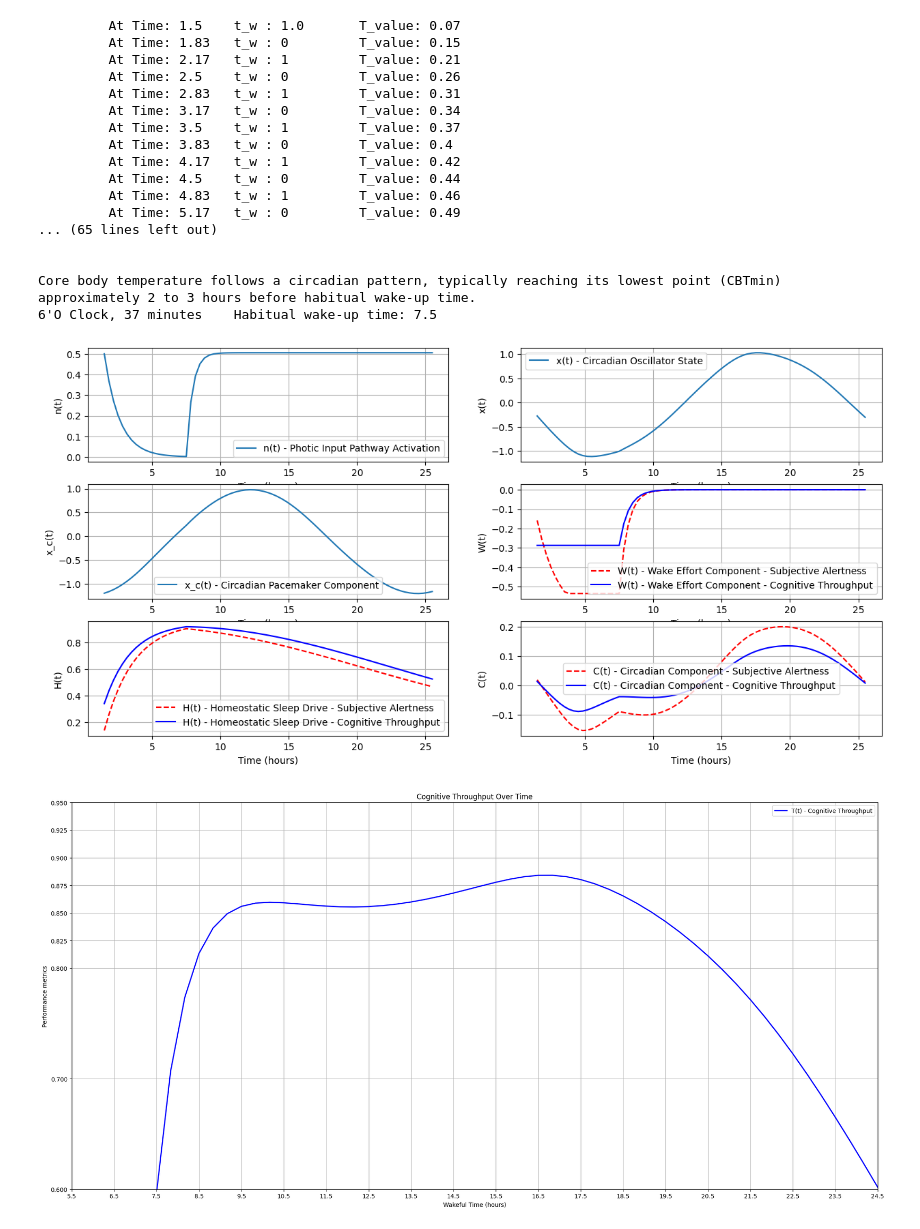
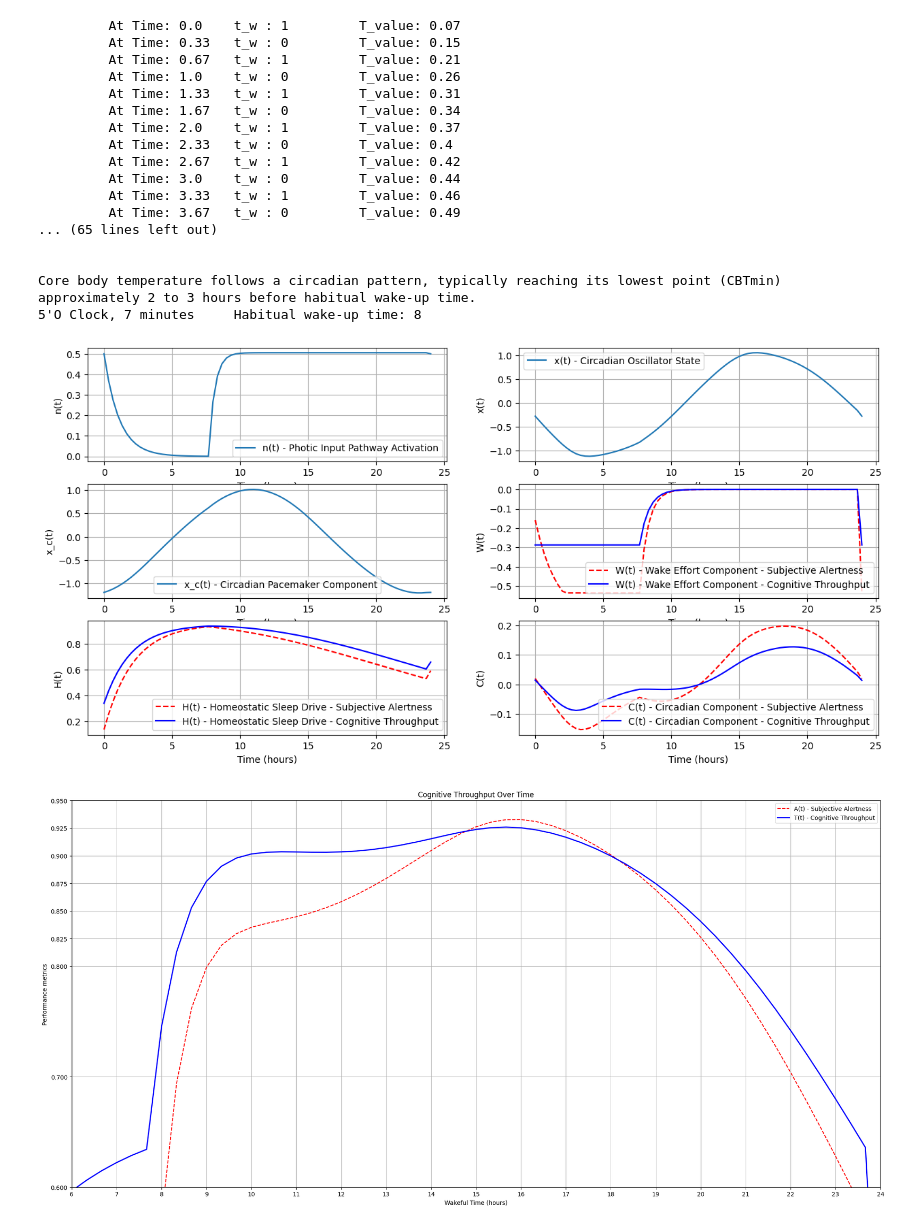
Before and after one commit to Rahul0Prakash/Interactive-Mathematical-Models-of-Subjective-Alertness-and-Cognitive-Throughput-in-Humans, a Jupyter notebook: subjectiveAlertness_CognitiveThroughput.ipynb, the cells around one changed output. Cells and saved outputs as stored; diff of their text form; code cells hidden in the pictures.

```diff
--- a/subjectiveAlertness_CognitiveThroughput.ipynb
+++ b/subjectiveAlertness_CognitiveThroughput.ipynb
@@ -1,6 +1,6 @@
 # %%
-sleep_start = 1.5  # Bedtime start hour in the simulation
-wake_start = 7.5 # Wakefulness starting time in hours
+sleep_start = 0  # Bedtime start hour in the simulation
+wake_start = 8 # Wakefulness starting time in hours
 dt = 20/60 # Time step in hours for numerical integration => 20mins
 
 
@@ -298,23 +298,23 @@ print("Trough Dictionary:", trough_dict)
 print(" \n\nCore body temperature follows a circadian pattern, typically reaching its lowest point (CBTmin) approximately 2 to 3 hours before habitual wake-up time.")
 print(str(int(time_at_x_min+0.8)) + "'O Clock, " +  str(int((time_at_x_min+0.8 - int(time_at_x_min+0.8))*60)) + " minutes" + "\t Habitual wake-up time: " + str(wake_start))
 # %% [output]
-         At Time: 1.5    t_w : 1.0       T_value: 0.07
-         At Time: 1.83   t_w : 0         T_value: 0.15
-         At Time: 2.17   t_w : 1         T_value: 0.21
-         At Time: 2.5    t_w : 0         T_value: 0.26
-         At Time: 2.83   t_w : 1         T_value: 0.31
-         At Time: 3.17   t_w : 0         T_value: 0.34
-         At Time: 3.5    t_w : 1         T_value: 0.37
-         At Time: 3.83   t_w : 0         T_value: 0.4
-         At Time: 4.17   t_w : 1         T_value: 0.42
-         At Time: 4.5    t_w : 0         T_value: 0.44
-         At Time: 4.83   t_w : 1         T_value: 0.46
-         At Time: 5.17   t_w : 0         T_value: 0.49
+         At Time: 0.0    t_w : 1         T_value: 0.07
+         At Time: 0.33   t_w : 0         T_value: 0.15
+         At Time: 0.67   t_w : 1         T_value: 0.21
+         At Time: 1.0    t_w : 0         T_value: 0.26
+         At Time: 1.33   t_w : 1         T_value: 0.31
+         At Time: 1.67   t_w : 0         T_value: 0.34
+         At Time: 2.0    t_w : 1         T_value: 0.37
+         At Time: 2.33   t_w : 0         T_value: 0.4
+         At Time: 2.67   t_w : 1         T_value: 0.42
+         At Time: 3.0    t_w : 0         T_value: 0.44
+         At Time: 3.33   t_w : 1         T_value: 0.46
+         At Time: 3.67   t_w : 0         T_value: 0.49
 ... (65 lines left out)
 
 
 Core body temperature follows a circadian pattern, typically reaching its lowest point (CBTmin) approximately 2 to 3 hours before habitual wake-up time.
-6'O Clock, 37 minutes    Habitual wake-up time: 7.5
+5'O Clock, 7 minutes     Habitual wake-up time: 8
 # %%
 
 
@@ -371,33 +371,33 @@ plt.plot(time, C_values_CT, 'b-', label='C(t) - Circadian Component - Cognitive
 plt.xlabel('Time (hours)')
 plt.ylabel('C(t)')
 plt.legend()
 plt.grid(True)
 
 
 # Plot A(t) and T(t) in the same graph
 plt.figure(figsize=(20, 10))
 """
 plt.xlim(wake_start,Simulation_Time)
 plt.ylim(0.7, 0.95)
 plt.xticks(np.arange(wake_start, Simulation_Time + 1, 1) )
 plt.yticks([0.7, 0.8, 0.825, 0.85, 0.875, 0.9, 0.925, 0.95] )
 """
 plt.xlim(wake_start,Simulation_Time)
 plt.ylim(0.6, 0.95)
 plt.xticks(np.arange(wake_start-2, Simulation_Time + 1, 1) )
 plt.yticks([0.6, 0.7, 0.8, 0.825, 0.85, 0.875, 0.9, 0.925, 0.95] )
-#plt.plot(time, A_values, 'r--', label='A(t) - Subjective Alertness')
+plt.plot(time, A_values, 'r--', label='A(t) - Subjective Alertness')
 plt.plot(time, T_values, 'b-', label='T(t) - Cognitive Throughput', linewidth=2 )
 plt.xlabel('Wakeful Time (hours)')
 plt.ylabel('Performance metrics')
 plt.title('Cognitive Throughput Over Time')
 plt.legend()
 plt.grid(True)
 
 
 # Show the plot
 plt.tight_layout()
 plt.show()
 # %% [output]
-[figure, old version]
+[figure, new version]
-[figure, old version]
+[figure, new version]
```
